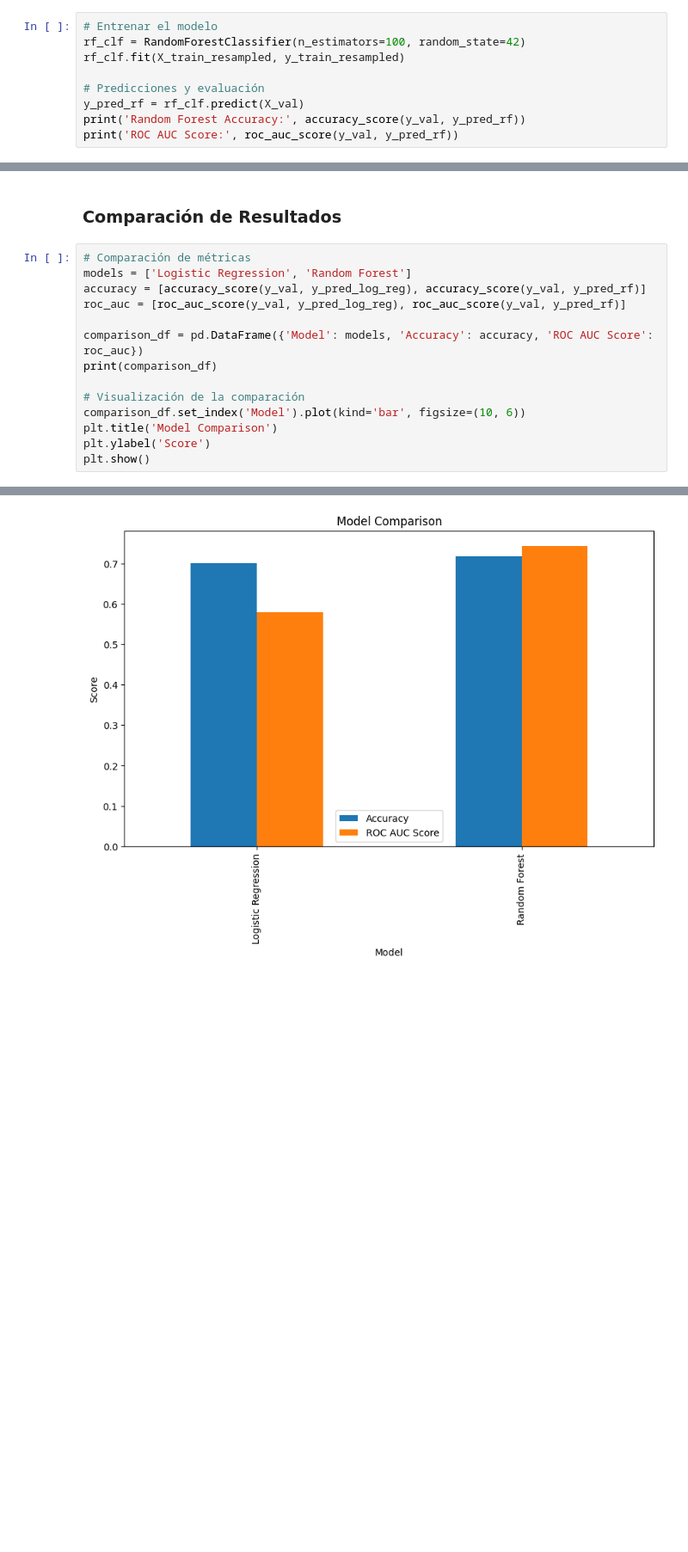
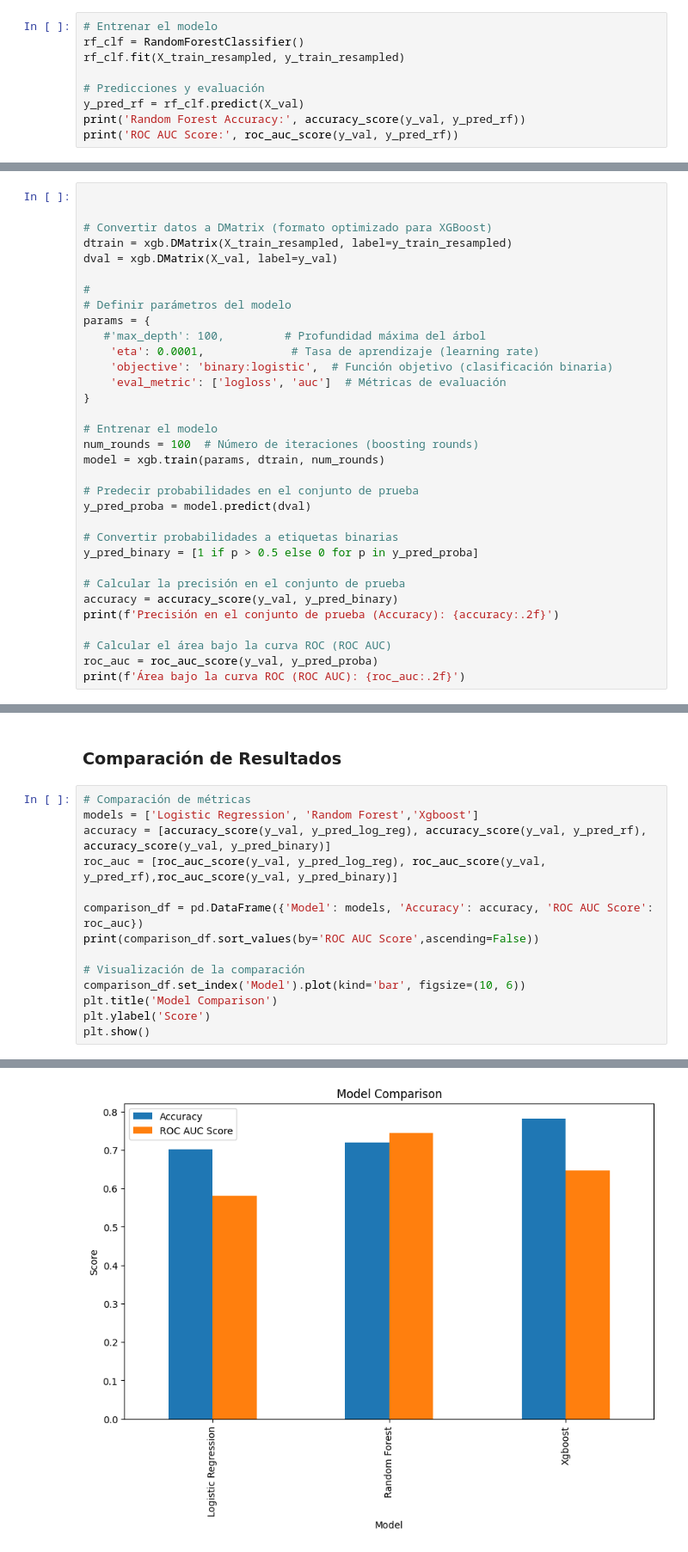
Before and after one commit to JRamos84/deteccion_fraude, a Jupyter notebook: notebooks/04_modeling.ipynb, the cells around one changed output, grey strips where cells are left out. Shown: that part at 86% size. Drawn from its saved outputs; the diff is of its cells as text; blank space fills up the shorter version.

Commit message:
modelling - completo hasta conclusiones

```diff
--- a/notebooks/04_modeling.ipynb
+++ b/notebooks/04_modeling.ipynb
@@ -104,7 +141,7 @@ ROC AUC Score: 0.5803934130394423
 ### Modelo de Bosque Aleatorio
 # %%
 # Entrenar el modelo
-rf_clf = RandomForestClassifier(n_estimators=100, random_state=42)
+rf_clf = RandomForestClassifier()
 rf_clf.fit(X_train_resampled, y_train_resampled)
 
 # Predicciones y evaluación
@@ -116,0 +180,33 @@ ROC AUC Score: 0.7442118841237731
+# %%
+
+
+# Convertir datos a DMatrix (formato optimizado para XGBoost)
+dtrain = xgb.DMatrix(X_train_resampled, label=y_train_resampled)
+dval = xgb.DMatrix(X_val, label=y_val)
+
+#
+# Definir parámetros del modelo
+params = {
+   #'max_depth': 100,         # Profundidad máxima del árbol
+    'eta': 0.0001,             # Tasa de aprendizaje (learning rate)
+    'objective': 'binary:logistic',  # Función objetivo (clasificación binaria)
+    'eval_metric': ['logloss', 'auc']  # Métricas de evaluación
+}
+
+# Entrenar el modelo
+num_rounds = 100  # Número de iteraciones (boosting rounds)
+model = xgb.train(params, dtrain, num_rounds)
+
+# Predecir probabilidades en el conjunto de prueba
+y_pred_proba = model.predict(dval)
+
+# Convertir probabilidades a etiquetas binarias
+y_pred_binary = [1 if p > 0.5 else 0 for p in y_pred_proba]
+
+# Calcular la precisión en el conjunto de prueba
+accuracy = accuracy_score(y_val, y_pred_binary)
+print(f'Precisión en el conjunto de prueba (Accuracy): {accuracy:.2f}')
+
+# Calcular el área bajo la curva ROC (ROC AUC)
+roc_auc = roc_auc_score(y_val, y_pred_proba)
+print(f'Área bajo la curva ROC (ROC AUC): {roc_auc:.2f}')
@@ -168,12 +292,12 @@ weighted avg       0.97      0.72      0.82     64900
 ### Comparación de Resultados
 # %%
 # Comparación de métricas
-models = ['Logistic Regression', 'Random Forest']
-accuracy = [accuracy_score(y_val, y_pred_log_reg), accuracy_score(y_val, y_pred_rf)]
-roc_auc = [roc_auc_score(y_val, y_pred_log_reg), roc_auc_score(y_val, y_pred_rf)]
+models = ['Logistic Regression', 'Random Forest','Xgboost']
+accuracy = [accuracy_score(y_val, y_pred_log_reg), accuracy_score(y_val, y_pred_rf), accuracy_score(y_val, y_pred_binary)]
+roc_auc = [roc_auc_score(y_val, y_pred_log_reg), roc_auc_score(y_val, y_pred_rf),roc_auc_score(y_val, y_pred_binary)]
 
 comparison_df = pd.DataFrame({'Model': models, 'Accuracy': accuracy, 'ROC AUC Score': roc_auc})
-print(comparison_df)
+print(comparison_df.sort_values(by='ROC AUC Score',ascending=False))
 
 # Visualización de la comparación
 comparison_df.set_index('Model').plot(kind='bar', figsize=(10, 6))
@@ -187 +312 @@ plt.show()
-[figure, old version]
+[figure, new version]
```
Also changed, not shown: parts of 10 cells of this notebook, 1 other file.
